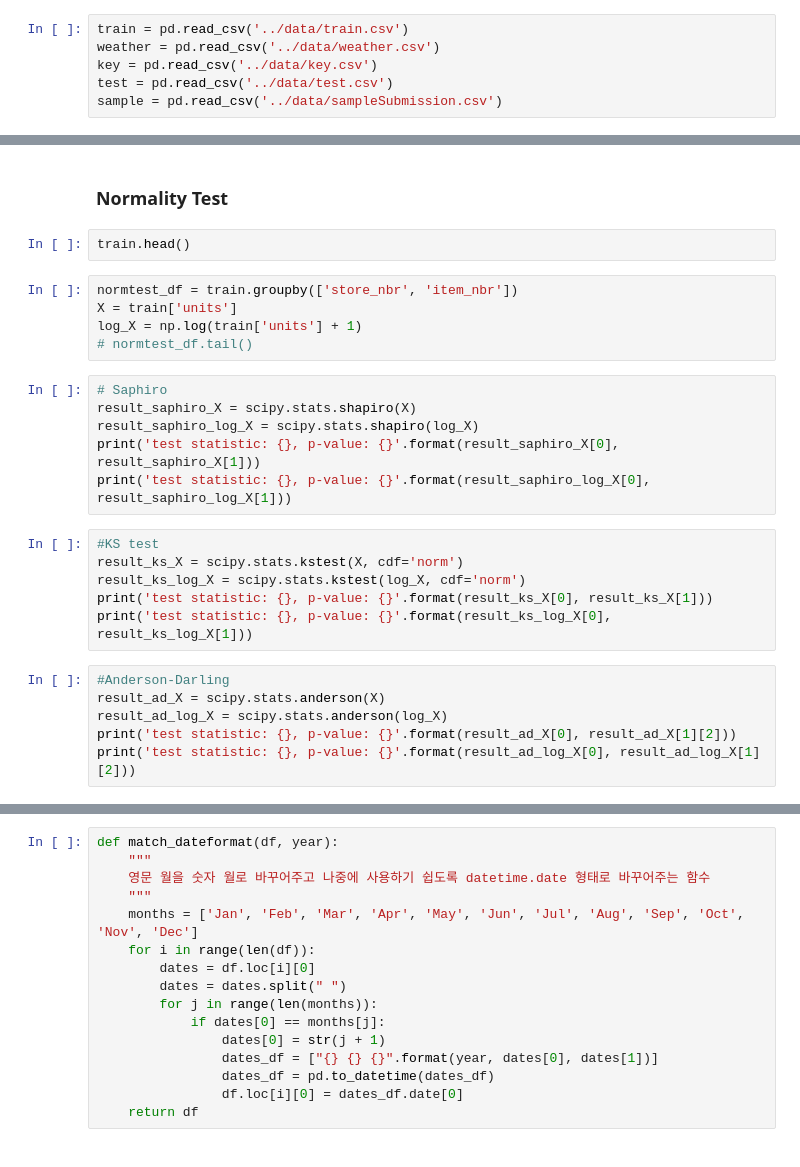
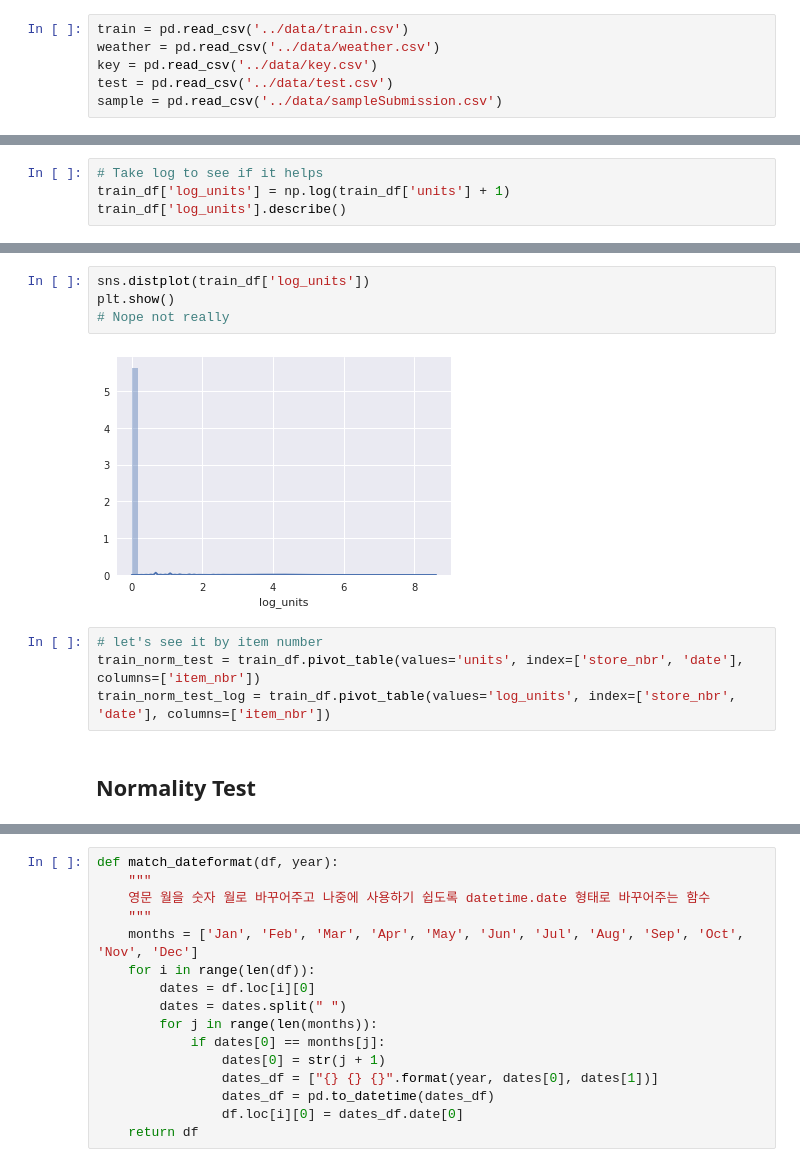
Before and after one commit to youngjo89/project1, a Jupyter notebook: code/preprocessing_devj.ipynb, the cells around one changed output, grey strips where cells are left out. Saved outputs shown, nothing was run; the diff lists cells and outputs as text.

```diff
--- a/code/preprocessing_devj.ipynb
+++ b/code/preprocessing_devj.ipynb
@@ -15,0 +56,4 @@ sample = pd.read_csv('../data/sampleSubmission.csv')
+# %%
+# Take log to see if it helps
+train_df['log_units'] = np.log(train_df['units'] + 1)
+train_df['log_units'].describe()
@@ -16,27 +74,12 @@ sample = pd.read_csv('../data/sampleSubmission.csv')
+# %%
+sns.distplot(train_df['log_units'])
+plt.show()
+# Nope not really
+# %% [output]
+[figure, added]
+# %%
+# let's see it by item number
+train_norm_test = train_df.pivot_table(values='units', index=['store_nbr', 'date'], columns=['item_nbr'])
+train_norm_test_log = train_df.pivot_table(values='log_units', index=['store_nbr', 'date'], columns=['item_nbr'])
 # %% [markdown]
-### Normality Test
+## Normality Test
-# %%
-train.head()
-# %%
-normtest_df = train.groupby(['store_nbr', 'item_nbr'])
-X = train['units']
-log_X = np.log(train['units'] + 1)
-# normtest_df.tail()
-# %%
-# Saphiro
-result_saphiro_X = scipy.stats.shapiro(X)
-result_saphiro_log_X = scipy.stats.shapiro(log_X)
-print('test statistic: {}, p-value: {}'.format(result_saphiro_X[0], result_saphiro_X[1]))
-print('test statistic: {}, p-value: {}'.format(result_saphiro_log_X[0], result_saphiro_log_X[1]))
-# %%
-#KS test
-result_ks_X = scipy.stats.kstest(X, cdf='norm')
-result_ks_log_X = scipy.stats.kstest(log_X, cdf='norm')
-print('test statistic: {}, p-value: {}'.format(result_ks_X[0], result_ks_X[1]))
-print('test statistic: {}, p-value: {}'.format(result_ks_log_X[0], result_ks_log_X[1]))
-# %%
-#Anderson-Darling
-result_ad_X = scipy.stats.anderson(X)
-result_ad_log_X = scipy.stats.anderson(log_X)
-print('test statistic: {}, p-value: {}'.format(result_ad_X[0], result_ad_X[1][2]))
-print('test statistic: {}, p-value: {}'.format(result_ad_log_X[0], result_ad_log_X[1][2]))
```
Also changed, not shown: parts of 68 cells of this notebook, 4 other files.
